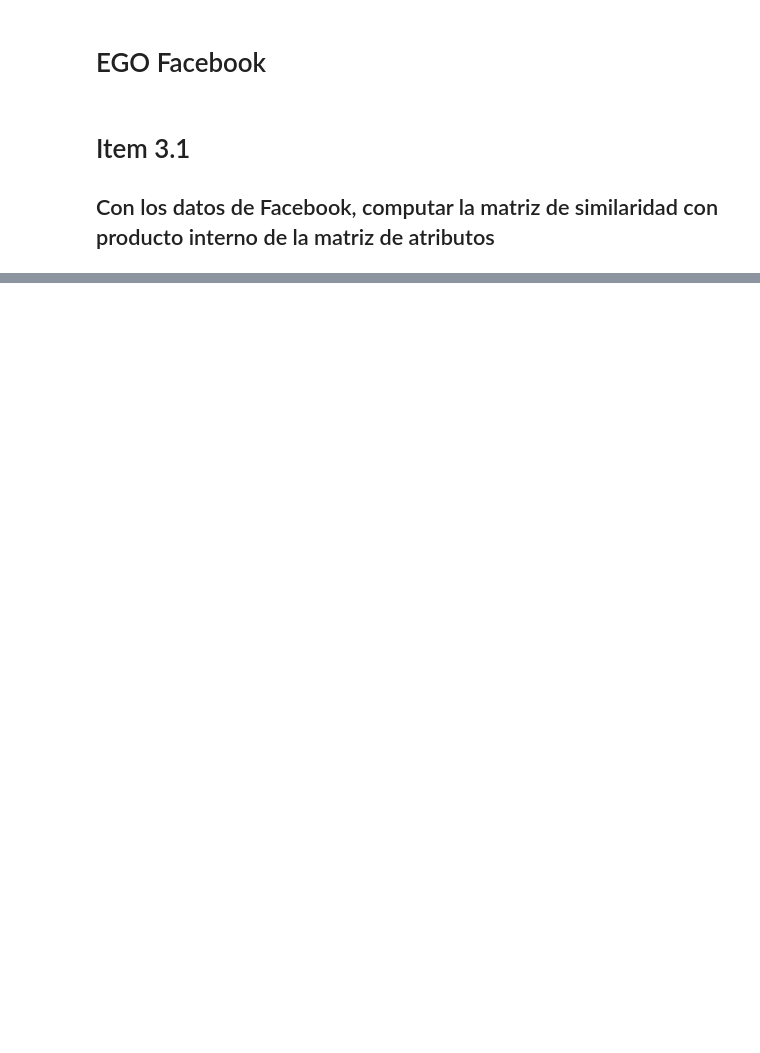
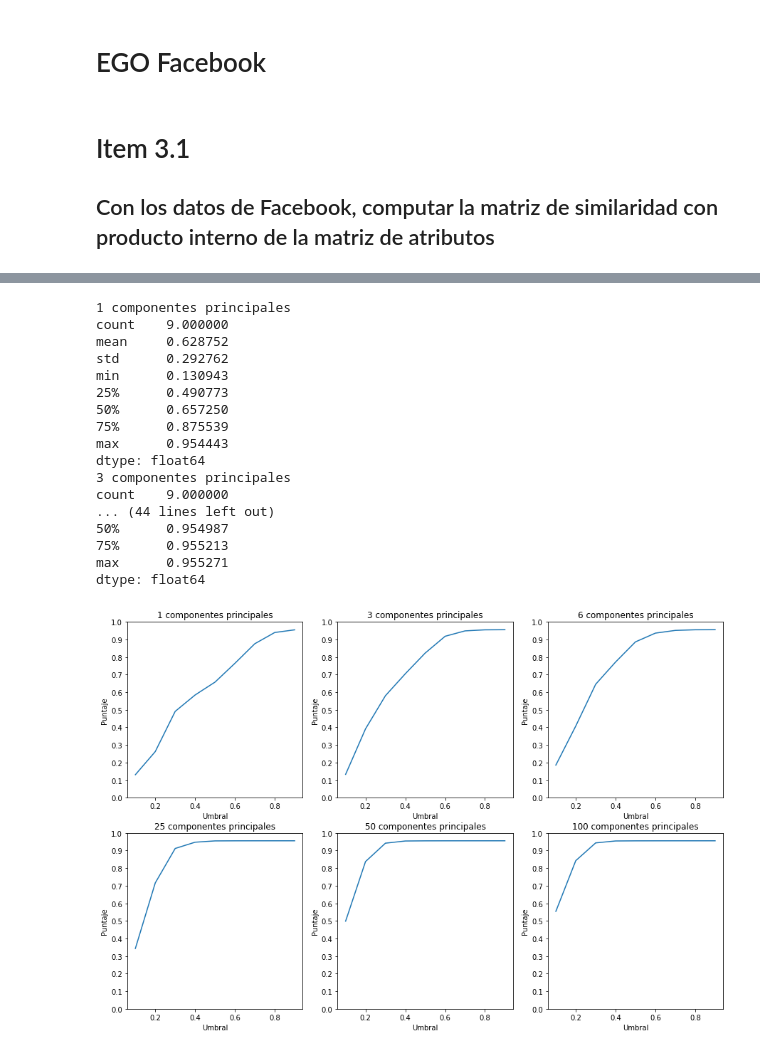
Before and after one commit to elgrandt/metodos-2022, a Jupyter notebook: TP2/python/seccion3.ipynb, the cells around one changed output, grey strips where cells are left out. Cells and saved outputs as stored; diff of their text form; code cells hidden in the pictures; blank space fills up the shorter version.

```diff
--- a/TP2/python/seccion3.ipynb
+++ b/TP2/python/seccion3.ipynb
@@ -36,0 +105,46 @@ conexiones_calculadas = (matriz_similaridad > umbral).astype(int)
+# %%
+k_a_evaluar = [1, 3, 6, 25, 50, 100]
+umbrales = np.arange(0.1, 1, 0.1)
+fig, subplots = plt.subplots(2, 3, figsize = (15,10))
+i = 0
+for k in k_a_evaluar:
+    # Generamos la nueva matriz de atributos
+    nueva_matriz_atributos = np.dot(atributos_pca, V[:, :k])
+    nueva_matriz_similaridad = calcular_matriz_similaridad(nueva_matriz_atributos)
+    nueva_matriz_similaridad = nueva_matriz_similaridad / np.max(nueva_matriz_similaridad)
+    # Calculamos los puntajes para cada umbral
+    puntajes = []
+    for umbral in umbrales:
+        red = (nueva_matriz_similaridad > umbral).astype(int)
+        puntajes.append(calcular_puntaje(red, resultados_esperados))
+    print(f'{k} componentes principales')
+    print(pd.Series(puntajes).describe())
+    subplots[int(i/3)][i%3].plot(umbrales, puntajes)
+    subplots[int(i/3)][i%3].set_yticks(np.arange(0, 1.01, .1))
+    subplots[int(i/3)][i%3].set_xlabel("Umbral")
+    subplots[int(i/3)][i%3].set_ylabel("Puntaje")
+    subplots[int(i/3)][i%3].set_title(f"{k} componentes principales")
+    i += 1
+
+# plt.savefig('./graficos/tiempos-v2.png')
+plt.show()
+plt.close()
+# %% [output]
+1 componentes principales
+count    9.000000
+mean     0.628752
+std      0.292762
+min      0.130943
+25%      0.490773
+50%      0.657250
+75%      0.875539
+max      0.954443
+dtype: float64
+3 componentes principales
+count    9.000000
+... (44 lines left out)
+50%      0.954987
+75%      0.955213
+max      0.955271
+dtype: float64
+[figure, added]
```
Also changed, not shown: parts of 13 cells of this notebook, 4 other files.
